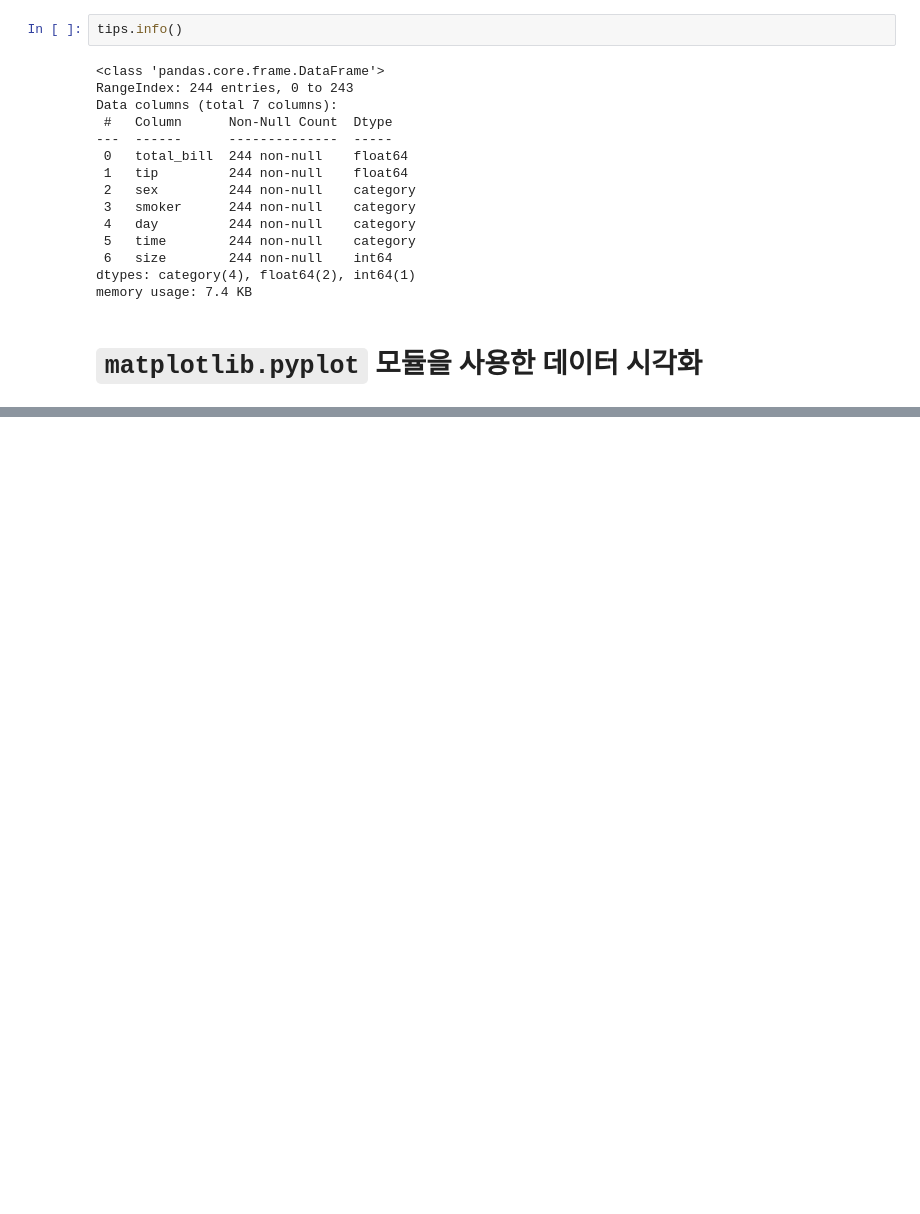
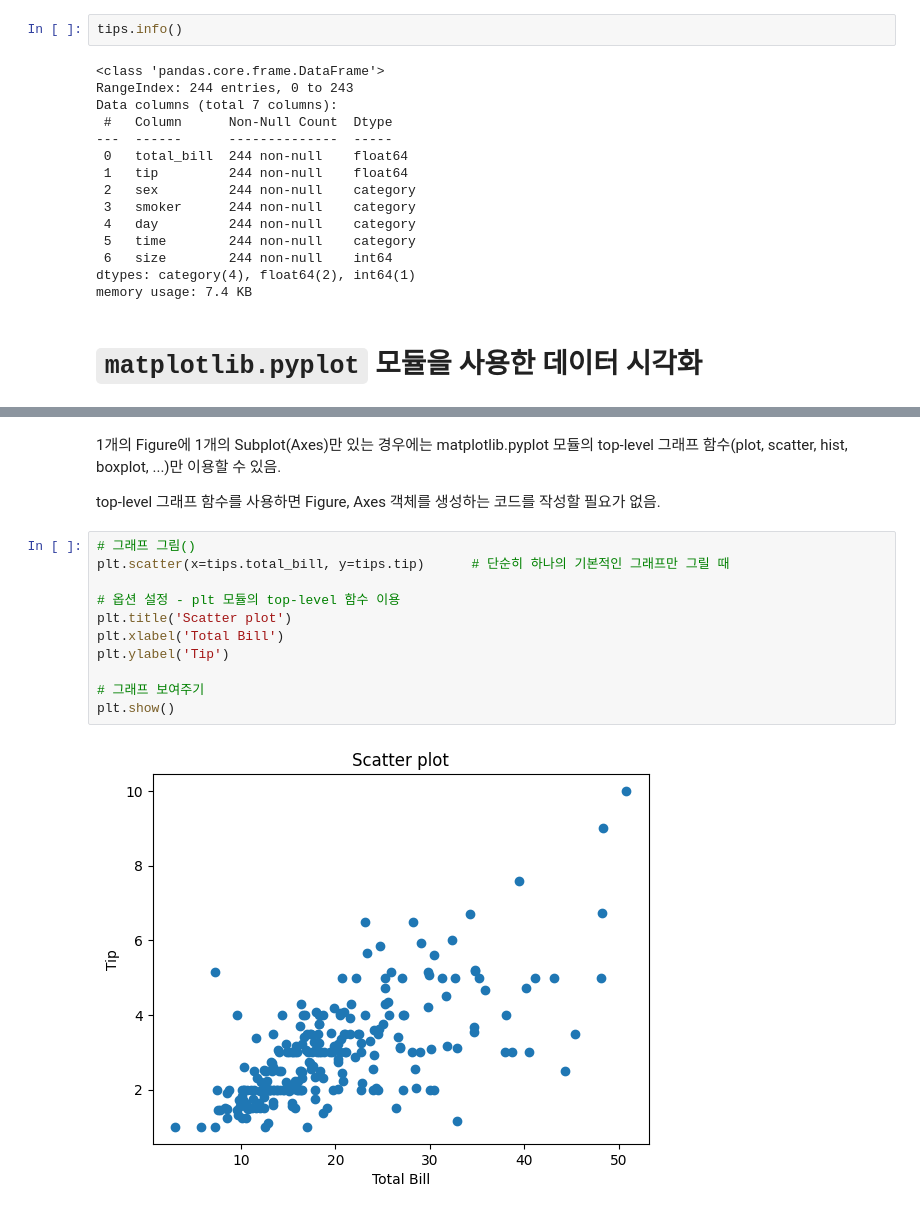
Before and after one commit to Sjleerodls/Data_Analysis, a Jupyter notebook: lab_da/da04_matplotlib_py.ipynb, the cells around one changed output, grey strips where cells are left out. Drawn from its saved outputs; the diff is of its cells as text; blank space fills up the shorter version.

```diff
--- a/lab_da/da04_matplotlib_py.ipynb
+++ b/lab_da/da04_matplotlib_py.ipynb
@@ -60,0 +78,17 @@ plt.show()      # 리턴값이 None 이기 때문에 출력되는 텍스트 값
+# %% [markdown]
+1개의 Figure에 1개의 Subplot(Axes)만 있는 경우에는 matplotlib.pyplot 모듈의 top-level 그래프 함수(plot, scatter, hist, boxplot, ...)만 이용할 수 있음.
+
+top-level 그래프 함수를 사용하면 Figure, Axes 객체를 생성하는 코드를 작성할 필요가 없음.
+# %%
+# 그래프 그림()
+plt.scatter(x=tips.total_bill, y=tips.tip)      # 단순히 하나의 기본적인 그래프만 그릴 때
+
+# 옵션 설정 - plt 모듈의 top-level 함수 이용
+plt.title('Scatter plot')
+plt.xlabel('Total Bill')
+plt.ylabel('Tip')
+
+# 그래프 보여주기
+plt.show()
+# %% [output]
+[figure, added]
```
Also changed, not shown: parts of 11 cells of this notebook.
